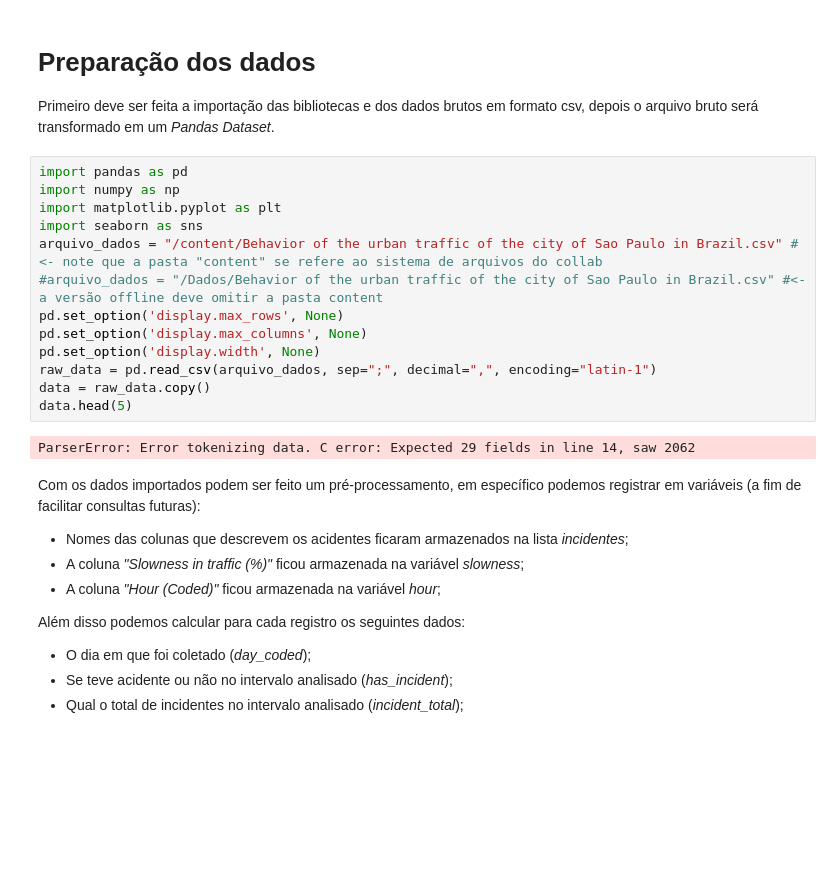
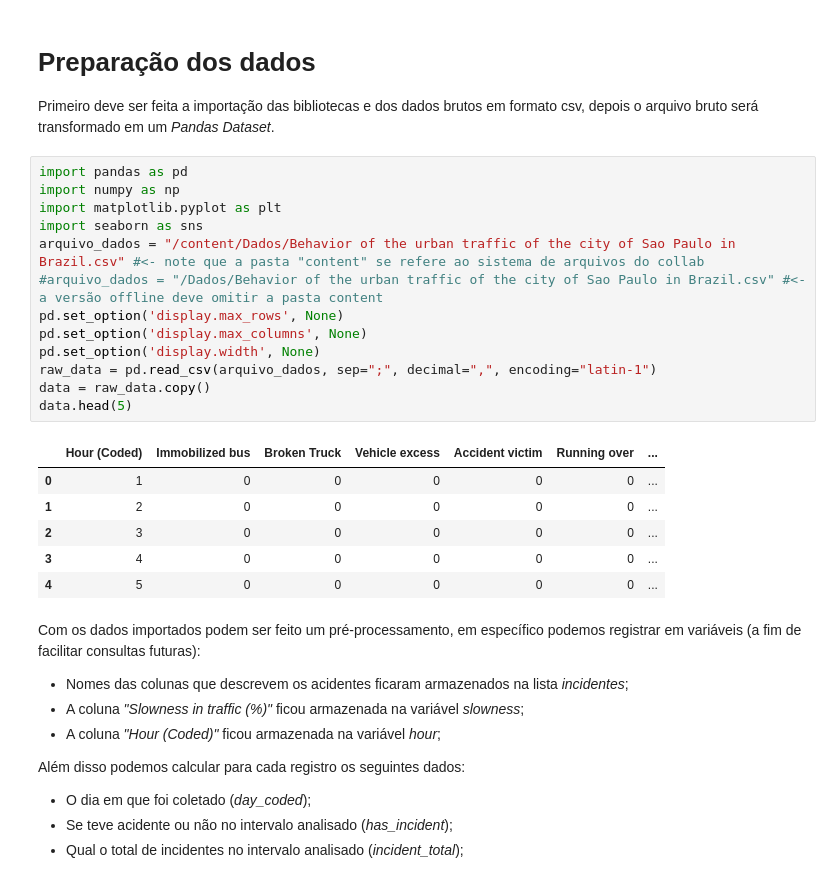
Before and after one commit to CMS999/NotebookPesquisaAcademica, a Jupyter notebook: notebook.ipynb, the cells around one changed output. Cells and saved outputs as stored; diff of their text form; blank space fills up the shorter version.

```diff
--- a/notebook.ipynb
+++ b/notebook.ipynb
@@ -55,18 +55,23 @@ Primeiro deve ser feita a importação das bibliotecas e dos dados brutos em for
 # %%
 import pandas as pd
 import numpy as np
 import matplotlib.pyplot as plt
 import seaborn as sns
-arquivo_dados = "/content/Behavior of the urban traffic of the city of Sao Paulo in Brazil.csv" #<- note que a pasta "content" se refere ao sistema de arquivos do collab
+arquivo_dados = "/content/Dados/Behavior of the urban traffic of the city of Sao Paulo in Brazil.csv" #<- note que a pasta "content" se refere ao sistema de arquivos do collab
 #arquivo_dados = "/Dados/Behavior of the urban traffic of the city of Sao Paulo in Brazil.csv" #<- a versão offline deve omitir a pasta content
 pd.set_option('display.max_rows', None)
 pd.set_option('display.max_columns', None)
 pd.set_option('display.width', None)
 raw_data = pd.read_csv(arquivo_dados, sep=";", decimal=",", encoding="latin-1")
 data = raw_data.copy()
 data.head(5)
 # %% [output]
-ParserError: Error tokenizing data. C error: Expected 29 fields in line 14, saw 2062
+|  | Hour (Coded) | Immobilized bus | Broken Truck | Vehicle excess | Accident victim | Running over | ... |
+| 0 | 1 | 0 | 0 | 0 | 0 | 0 | ... |
+| 1 | 2 | 0 | 0 | 0 | 0 | 0 | ... |
+| 2 | 3 | 0 | 0 | 0 | 0 | 0 | ... |
+| 3 | 4 | 0 | 0 | 0 | 0 | 0 | ... |
+| 4 | 5 | 0 | 0 | 0 | 0 | 0 | ... |
 # %% [markdown]
 Com os dados importados podem ser feito um pré-processamento, em específico podemos registrar em variáveis (a fim de facilitar consultas futuras):
 - Nomes das colunas que descrevem os acidentes ficaram armazenados na lista *incidentes*;
```
Also changed, not shown: parts of 17 cells of this notebook.
